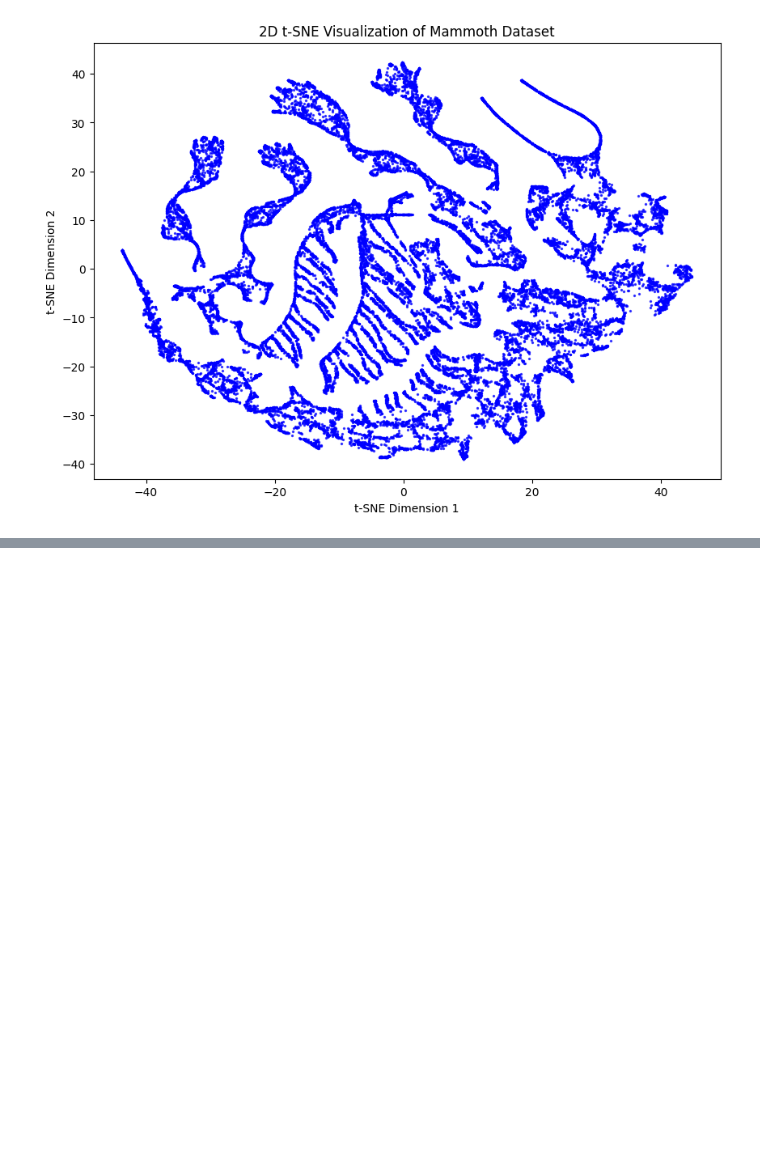
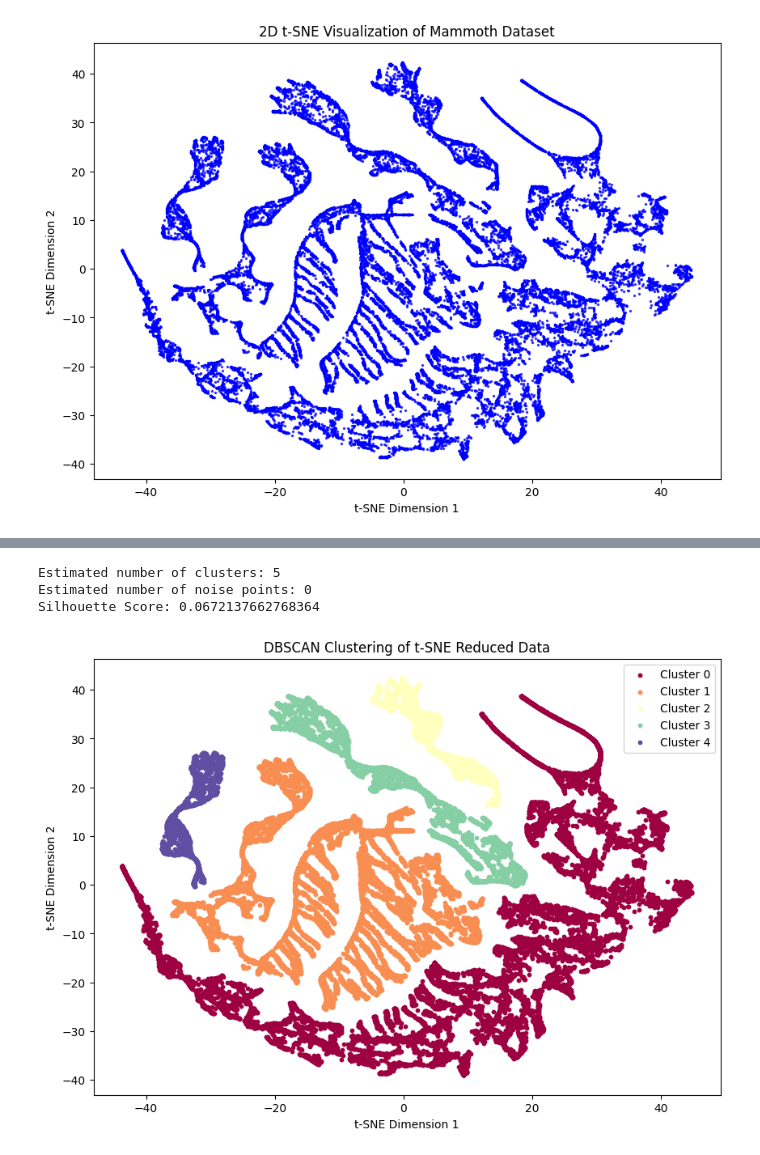
Before and after one commit to Feliksmueller/Statistics_Molecular_Biology_Course, a Jupyter notebook: Statistics_05.ipynb, the cells around one changed output, grey strips where cells are left out. Drawn from its saved outputs; the diff is of its cells as text; code cells hidden in the pictures; blank space fills up the shorter version.

```diff
--- a/Statistics_05.ipynb
+++ b/Statistics_05.ipynb
@@ -736,0 +712,54 @@ ValueError: 'c' argument has 999778 elements, which is inconsistent with 'x' and
+# %%
+# DBSCAN
+
+from sklearn.cluster import DBSCAN
+from sklearn.metrics import silhouette_score
+import numpy as np
+import matplotlib.pyplot as plt
+
+# Apply DBSCAN
+eps = 2  # Maximum distance between two samples to be considered neighbors
+min_samples = 10  # Minimum number of points to form a cluster
+dbscan = DBSCAN(eps=eps, min_samples=min_samples)
+cluster_labels = dbscan.fit_predict(reduced_data)
+
+# Number of clusters (excluding noise points, which are labeled as -1)
+n_clusters = len(set(cluster_labels)) - (1 if -1 in cluster_labels else 0)
+n_noise = list(cluster_labels).count(-1)
+
+print(f"Estimated number of clusters: {n_clusters}")
+print(f"Estimated number of noise points: {n_noise}")
+
+# Calculate Silhouette Score (only if there are more than 1 cluster)
+if n_clusters > 1:
+    silhouette_avg = silhouette_score(reduced_data, cluster_labels)
+    print(f"Silhouette Score: {silhouette_avg}")
+else:
+    print("Silhouette Score cannot be calculated with less than 2 clusters.")
+
+# Plot the DBSCAN Clustering Results
+plt.figure(figsize=(10, 7))
+unique_labels = set(cluster_labels)
+colors = [plt.cm.Spectral(each) for each in np.linspace(0, 1, len(unique_labels))]
+
+for k, col in zip(unique_labels, colors):
+    if k == -1:
+        # Black used for noise points
+        col = [0, 0, 0, 1]
+
+    class_member_mask = (cluster_labels == k)
+
+    # Plot the points that belong to the cluster
+    xy = reduced_data[class_member_mask]
+    plt.scatter(xy[:, 0], xy[:, 1], s=10, color=tuple(col), label=f"Cluster {k}" if k != -1 else "Noise")
+
+plt.title("DBSCAN Clustering of t-SNE Reduced Data")
+plt.xlabel("t-SNE Dimension 1")
+plt.ylabel("t-SNE Dimension 2")
+plt.legend()
+plt.show()
+# %% [output]
+Estimated number of clusters: 5
+Estimated number of noise points: 0
+Silhouette Score: 0.0672137662768364
+[figure, added]
```
Also changed, not shown: parts of 22 cells of this notebook.
